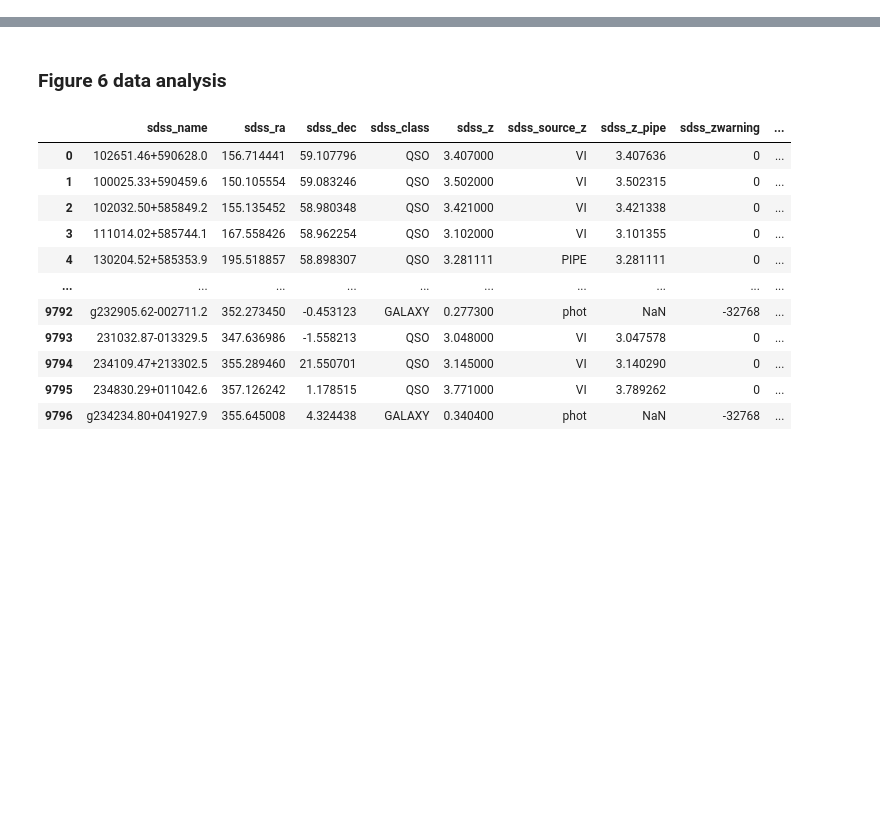
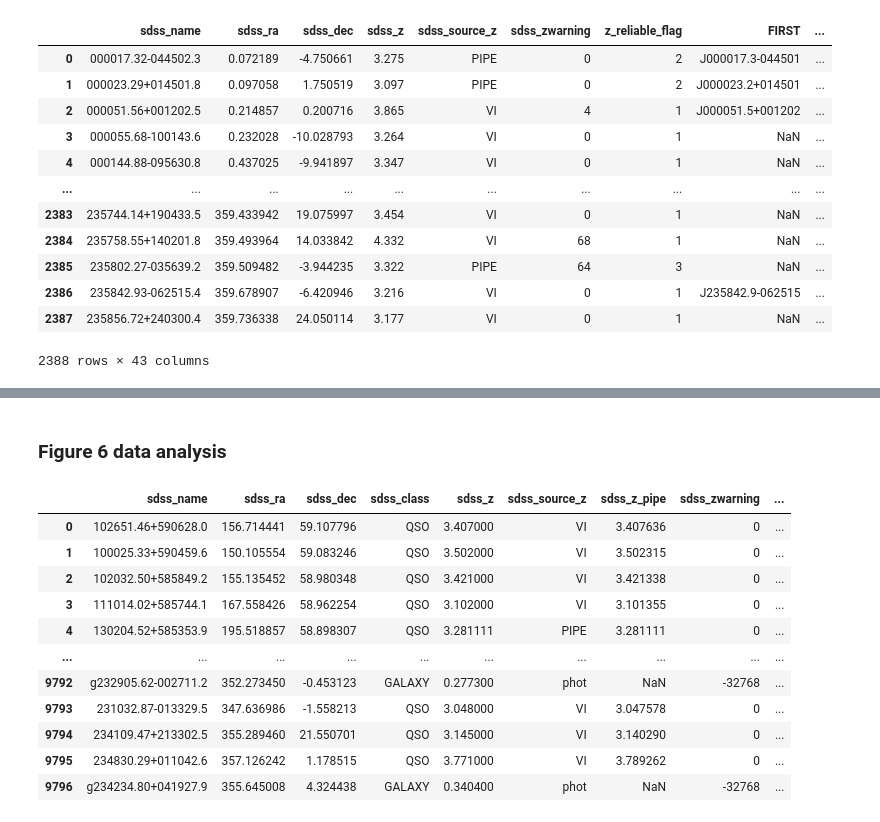
Before and after one commit to ykzhang112233/highz-catalogue, a Jupyter notebook: scripts/0-result_analysis_after.ipynb, the cells around one changed output, grey strips where cells are left out. Saved outputs shown, nothing was run; the diff lists cells and outputs as text; code cells hidden in the pictures; blank space fills up the shorter version.

```diff
--- a/scripts/0-result_analysis_after.ipynb
+++ b/scripts/0-result_analysis_after.ipynb
@@ -72,0 +107,38 @@ The number of data points cand: 47
+# %%
+# Get input table full, for parameters
+final_table_path = 'final_matched_highz_catalogue.fits'
+ref_table_patha = 'matched_radio_highz_catalogue.fits'
+ref_table_pathb = 'ref_o1r1234_all_sources.fits'
+with fits.open(final_table_path) as hdul:
+    data = hdul[1].data
+    table_fi = Table(data)
+df_fi = table_fi.to_pandas()
+
+with fits.open(ref_table_patha) as hdul:
+    data = hdul[1].data
+    table_fa = Table(data)
+df_ref_a = table_fa.to_pandas()
+
+
+with fits.open(ref_table_pathb) as hdul:
+    data = hdul[1].data
+    table_fb = Table(data)
+df_ref_b = table_fb.to_pandas()
+
+vis_inp_table = '/Users/yingkangzhang/wps_workspace/wps_cloud/0-hi_z/inspected_catalog2.csv'
+df_vi = pd.read_csv(vis_inp_table, encoding='gbk')
+df_vi
+# %% [output]
+|  | sdss_name | sdss_ra | sdss_dec | sdss_z | sdss_source_z | sdss_zwarning | z_reliable_flag | FIRST | ... |
+| 0 | 000017.32-044502.3 | 0.072189 | -4.750661 | 3.275 | PIPE | 0 | 2 | J000017.3-044501 | ... |
+| 1 | 000023.29+014501.8 | 0.097058 | 1.750519 | 3.097 | PIPE | 0 | 2 | J000023.2+014501 | ... |
+| 2 | 000051.56+001202.5 | 0.214857 | 0.200716 | 3.865 | VI | 4 | 1 | J000051.5+001202 | ... |
+| 3 | 000055.68-100143.6 | 0.232028 | -10.028793 | 3.264 | VI | 0 | 1 | NaN | ... |
+| 4 | 000144.88-095630.8 | 0.437025 | -9.941897 | 3.347 | VI | 0 | 1 | NaN | ... |
+| ... | ... | ... | ... | ... | ... | ... | ... | ... | ... |
+| 2383 | 235744.14+190433.5 | 359.433942 | 19.075997 | 3.454 | VI | 0 | 1 | NaN | ... |
+| 2384 | 235758.55+140201.8 | 359.493964 | 14.033842 | 4.332 | VI | 68 | 1 | NaN | ... |
+| 2385 | 235802.27-035639.2 | 359.509482 | -3.944235 | 3.322 | PIPE | 64 | 3 | NaN | ... |
+| 2386 | 235842.93-062515.4 | 359.678907 | -6.420946 | 3.216 | VI | 0 | 1 | J235842.9-062515 | ... |
+| 2387 | 235856.72+240300.4 | 359.736338 | 24.050114 | 3.177 | VI | 0 | 1 | NaN | ... |
+2388 rows × 43 columns
```
Also changed, not shown: parts of 11 cells of this notebook.
